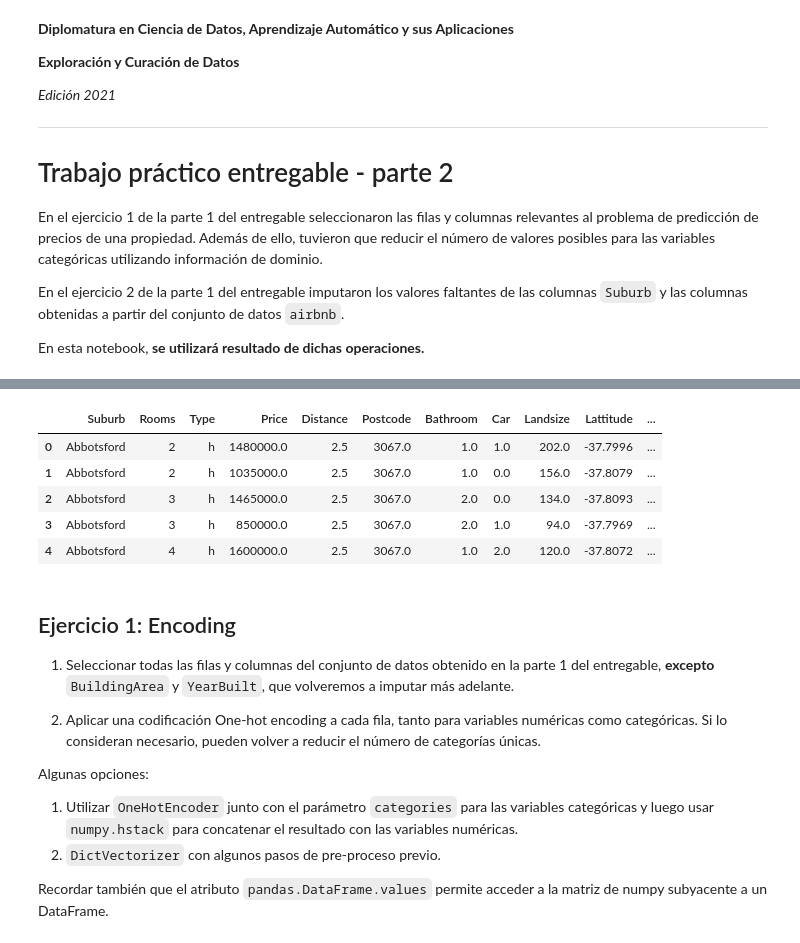
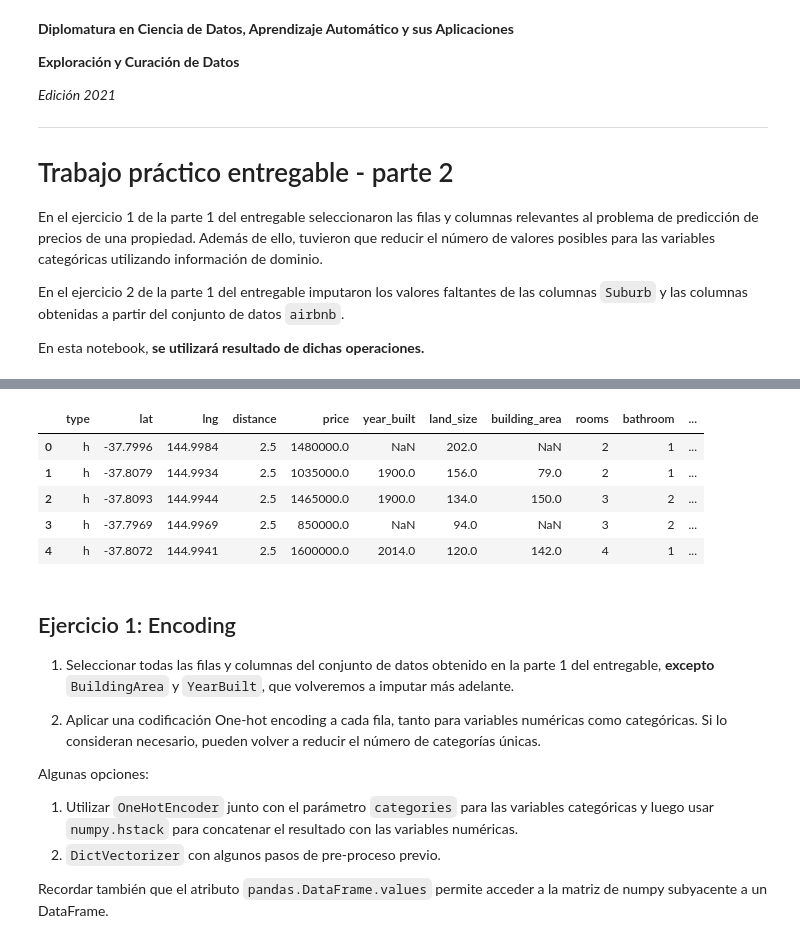
Before and after one commit to fnbellomo/DiploDatos2021, a Jupyter notebook: fnbellomo/DiploDatos2021/02_AnalisisYCuracion/Entregable_Parte_2.ipynb, the cells around one changed output, grey strips where cells are left out. Drawn from its saved outputs; the diff is of its cells as text; code cells hidden in the pictures.

```diff
--- a/fnbellomo/DiploDatos2021/02_AnalisisYCuracion/Entregable_Parte_2.ipynb
+++ b/fnbellomo/DiploDatos2021/02_AnalisisYCuracion/Entregable_Parte_2.ipynb
@@ -37,13 +27,15 @@ melb_df[:3]
-# %%
-melb_df = melb_df.drop(['Address', 'Method', 'SellerG', 'Date', 'Bedroom2', 'BuildingArea', 'YearBuilt', 'CouncilArea', 'Regionname', 'Propertycount'], axis=1)
-melb_df.head()
-# %% [output]
-|  | Suburb | Rooms | Type | Price | Distance | Postcode | Bathroom | Car | Landsize | Lattitude | ... |
-| 0 | Abbotsford | 2 | h | 1480000.0 | 2.5 | 3067.0 | 1.0 | 1.0 | 202.0 | -37.7996 | ... |
-| 1 | Abbotsford | 2 | h | 1035000.0 | 2.5 | 3067.0 | 1.0 | 0.0 | 156.0 | -37.8079 | ... |
-| 2 | Abbotsford | 3 | h | 1465000.0 | 2.5 | 3067.0 | 2.0 | 0.0 | 134.0 | -37.8093 | ... |
-| 3 | Abbotsford | 3 | h | 850000.0 | 2.5 | 3067.0 | 2.0 | 1.0 | 94.0 | -37.7969 | ... |
-| 4 | Abbotsford | 4 | h | 1600000.0 | 2.5 | 3067.0 | 1.0 | 2.0 | 120.0 | -37.8072 | ... |
+# %%
+#Importamos el dataframe que creamos en el entregable anterior:
+url = 'https://raw.githubusercontent.com/fnbellomo/DiploDatos2021/main/02_AnalisisYCuracion/melb_df_processed.csv'
+melb_df = pandas.read_csv(url)
+melb_df.head()
+# %% [output]
+|  | type | lat | lng | distance | price | year_built | land_size | building_area | rooms | bathroom | ... |
+| 0 | h | -37.7996 | 144.9984 | 2.5 | 1480000.0 | NaN | 202.0 | NaN | 2 | 1 | ... |
+| 1 | h | -37.8079 | 144.9934 | 2.5 | 1035000.0 | 1900.0 | 156.0 | 79.0 | 2 | 1 | ... |
+| 2 | h | -37.8093 | 144.9944 | 2.5 | 1465000.0 | 1900.0 | 134.0 | 150.0 | 3 | 2 | ... |
+| 3 | h | -37.7969 | 144.9969 | 2.5 | 850000.0 | NaN | 94.0 | NaN | 3 | 2 | ... |
+| 4 | h | -37.8072 | 144.9941 | 2.5 | 1600000.0 | 2014.0 | 120.0 | 142.0 | 4 | 1 | ... |
 # %% [markdown]
 ## Ejercicio 1: Encoding
 
```
Also changed, not shown: parts of 14 cells of this notebook.
